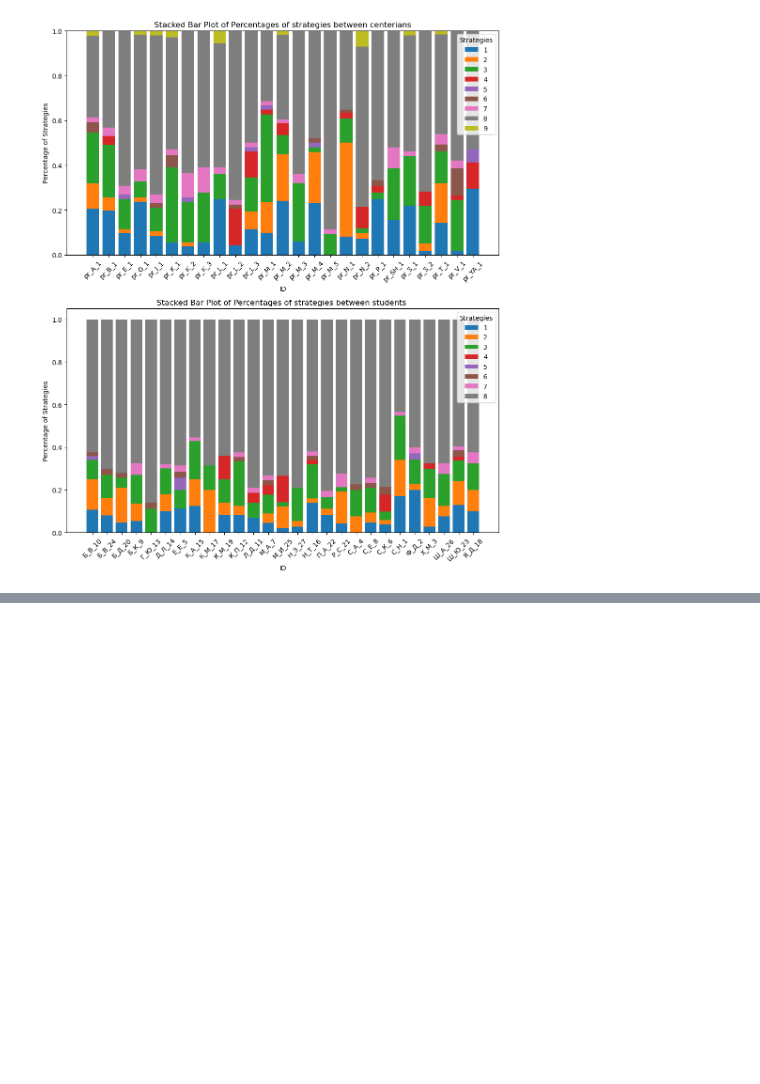
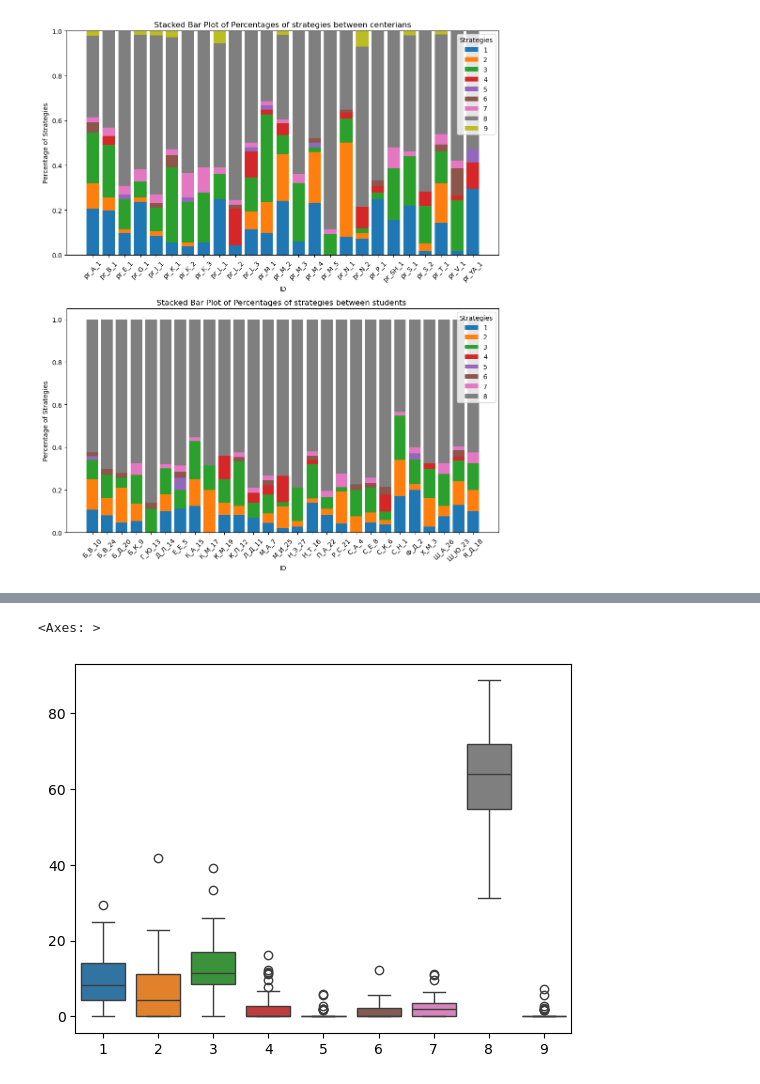
Before and after one commit to Aryunaa/Linguistics, a Jupyter notebook: pos_febr/analysis.ipynb, the cells around one changed output, grey strips where cells are left out. Drawn from its saved outputs; the diff is of its cells as text; code cells hidden in the pictures; blank space fills up the shorter version.

```diff
--- a/pos_febr/analysis.ipynb
+++ b/pos_febr/analysis.ipynb
@@ -302,0 +366,3 @@ plt.show()
+# %%
+df_percent = dff.drop(['type'], axis =1) * 100
+df_percent.head()
@@ -302,0 +377,8 @@ plt.show()
+# %%
+y = dff[['type']]
+X = df_percent.copy()
+# %%
+sns.boxplot(X)
+# %% [output]
+<Axes: >
+[figure, added]
```
Also changed, not shown: parts of 19 cells of this notebook.
